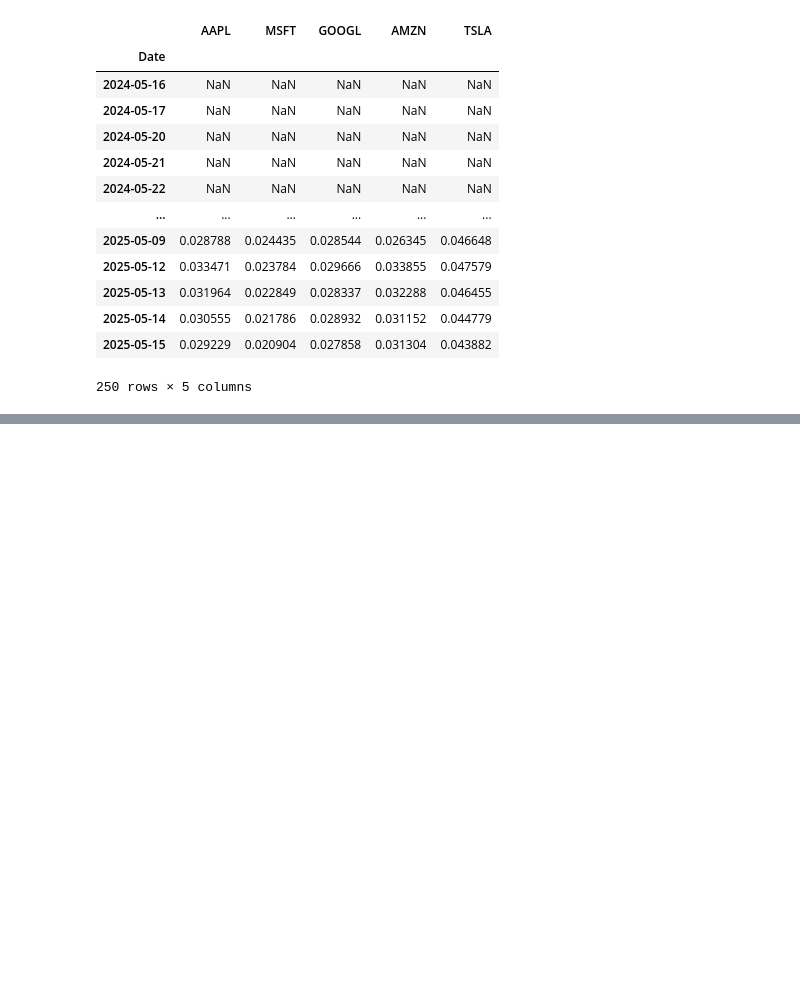
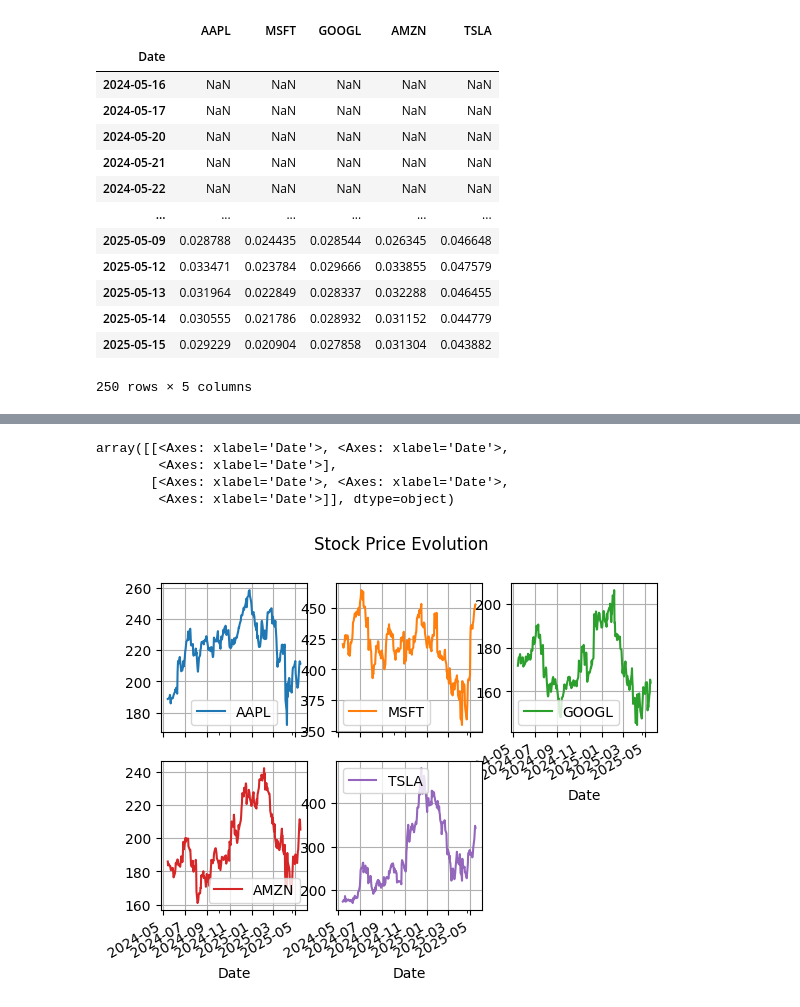
Before and after one commit to sohansputhran/quant-trading-system, a Jupyter notebook: notebooks/exploration.ipynb, the cells around one changed output, grey strips where cells are left out. Saved outputs shown, nothing was run; the diff lists cells and outputs as text; code cells hidden in the pictures; blank space fills up the shorter version.

```diff
--- a/notebooks/exploration.ipynb
+++ b/notebooks/exploration.ipynb
@@ -289,0 +303,8 @@ daily_return.ewm(com=10, min_periods=10).std()
+# %%
+cl_price.plot(subplots=True, layout = (2,3), title = "Stock Price Evolution", grid =True) # Subplots of the stocks
+# %% [output]
+array([[<Axes: xlabel='Date'>, <Axes: xlabel='Date'>,
+        <Axes: xlabel='Date'>],
+       [<Axes: xlabel='Date'>, <Axes: xlabel='Date'>,
+        <Axes: xlabel='Date'>]], dtype=object)
+[figure, added]
```
Also changed, not shown: parts of 6 cells of this notebook.
